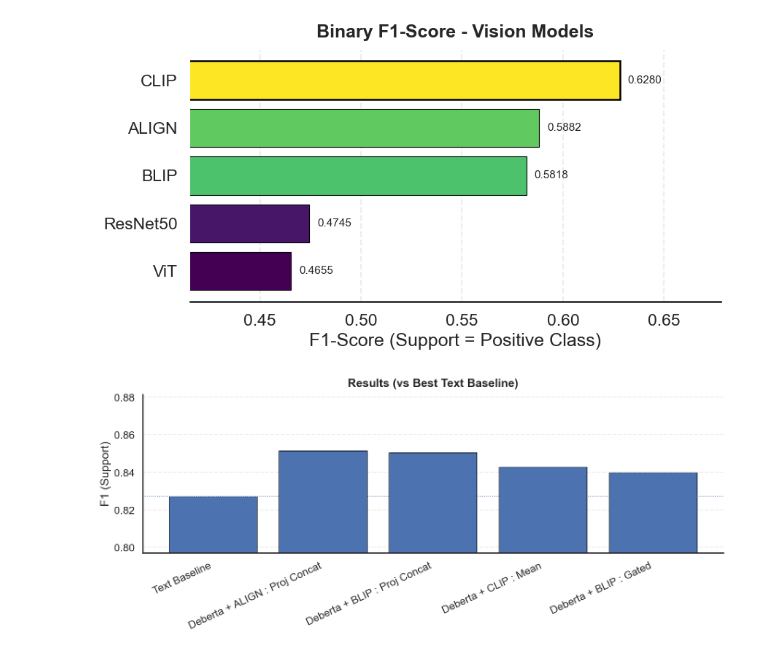
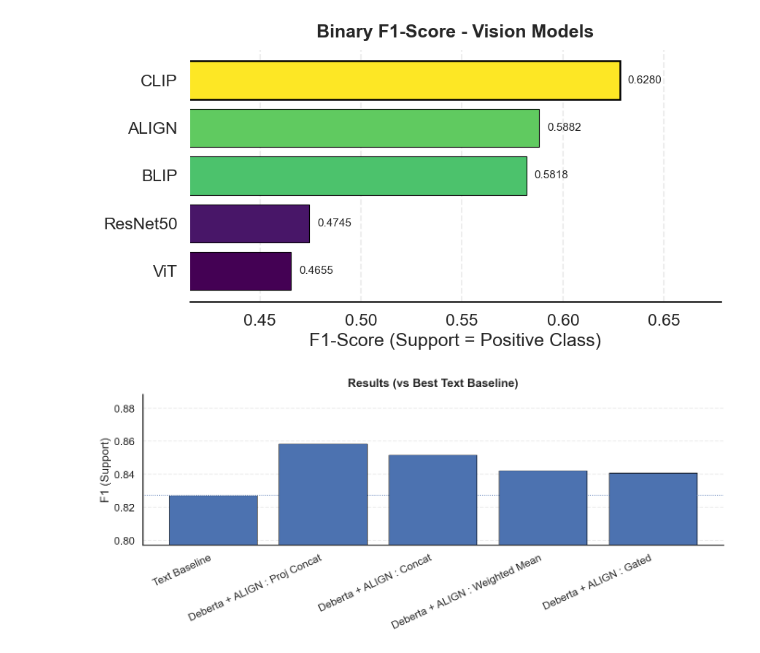
Before and after one commit to DBlassio/multimodal-argmining, a Jupyter notebook: docs/Plots.ipynb, the cells around one changed output. Cells and saved outputs as stored; diff of their text form; code cells hidden in the pictures.

```diff
--- a/docs/Plots.ipynb
+++ b/docs/Plots.ipynb
@@ -253,10 +253,10 @@ TEXT_BASELINE_F1 = 0.8272  # <- pon aquí tu mejor baseline textual (ej. DeBERTa
 # - "fusion": tipo de fusión (p.ej., "proj_concat", "mean", "gated", "weighted_mean", "concat")
 # - "f1": puede venir como 85.16 (porcentaje) o 0.8516 (proporción)
 models = [
-    {"encoders": "Deberta + ALIGN", "fusion": "proj_concat",    "f1": 85.16},
-    {"encoders": "Deberta + BLIP",  "fusion": "proj_concat",    "f1": 85.06},
-    {"encoders": "Deberta + CLIP",  "fusion": "mean",           "f1": 84.29},
-    {"encoders": "Deberta + BLIP",  "fusion": "gated",          "f1": 84.00}
+    {"encoders": "Deberta + ALIGN", "fusion": "proj_concat",    "f1": 85.85},
+    {"encoders": "Deberta + ALIGN",  "fusion": "concat",    "f1": 85.17},
+    {"encoders": "Deberta + ALIGN",  "fusion": "weighted_mean",           "f1": 84.21},
+    {"encoders": "Deberta + ALIGN",  "fusion": "gated",          "f1": 84.08}
 ]
 
 # (Opcional) dónde guardar
@@ -319,31 +319,31 @@ bars = ax.bar(
     edgecolor="black",
     linewidth=0.8
 )
 
 ax.set_title("Results (vs Best Text Baseline)", pad=12, fontweight="bold")
 ax.set_ylabel("F1 (Support)")
 ax.set_xlabel("")
 
 # Grid sutil (solo Y)
 ax.grid(True, axis="y", linestyle="--", alpha=0.35)
 ax.grid(False, axis="x")
 ax.spines["top"].set_visible(False)
 ax.spines["right"].set_visible(False)
 
 # Rango y margen automático
 ymin = max(0.0, df_plot["F1"].min() - 0.03)
 ymax = min(1.0, df_plot["F1"].max() + 0.03)
 ax.set_ylim(ymin, ymax)
 
 # Rotación de labels (porque son largos)
 plt.xticks(rotation=25, ha="right")
 
 
 # (Opcional) línea del baseline para referencia visual
 ax.axhline(baseline_f1, linestyle=":", linewidth=1.2)
 
 plt.tight_layout()
 plt.savefig(out_file, dpi=300, bbox_inches="tight")
 plt.show()
 # %% [output]
-[figure, old version]
+[figure, new version]
```
Also changed, not shown: 11 other files.
